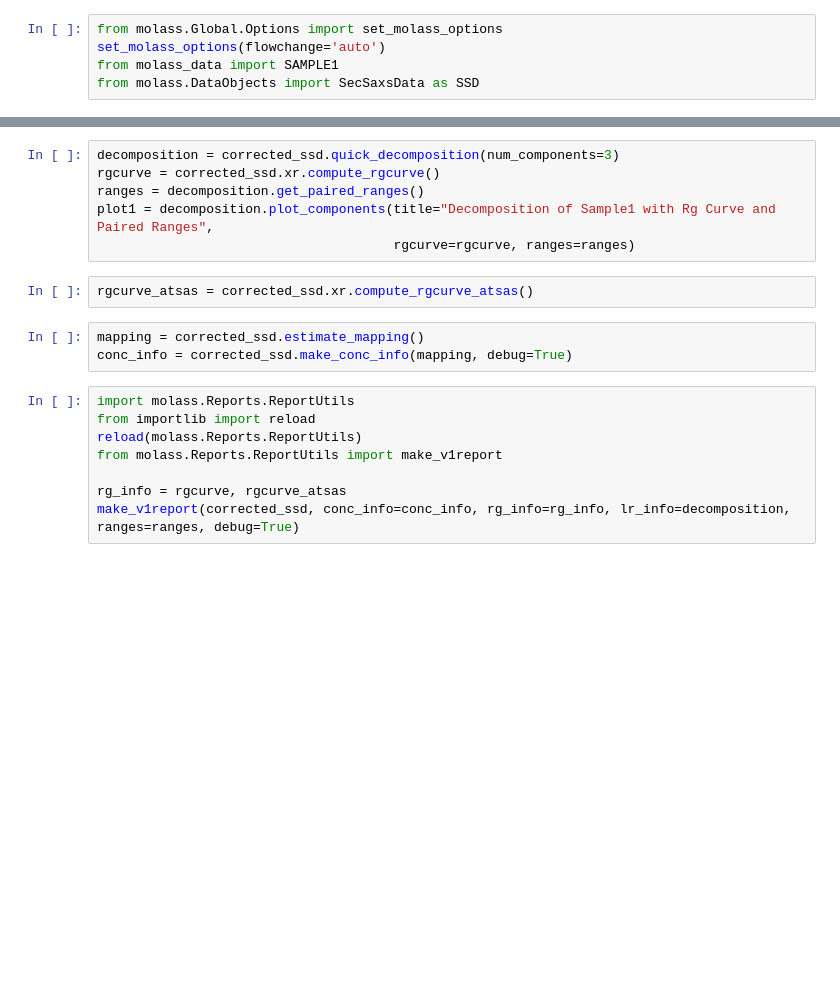
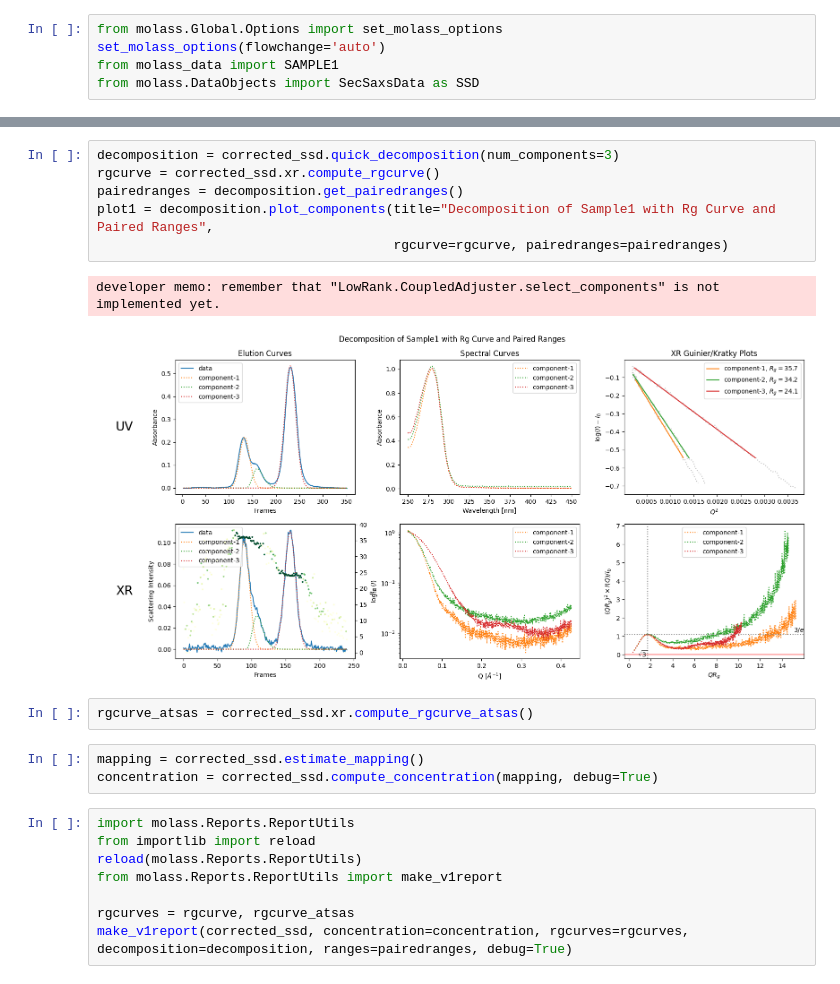
Before and after one commit to biosaxs-dev/molass-library, a Jupyter notebook: tests-ipynb/generic/510_Reports.ipynb, the cells around one changed output, grey strips where cells are left out. Drawn from its saved outputs; the diff is of its cells as text; blank space fills up the shorter version.

Commit message:
Add make_lrf_report implementation (working)

```diff
--- a/tests-ipynb/generic/510_Reports.ipynb
+++ b/tests-ipynb/generic/510_Reports.ipynb
@@ -18,19 +27,22 @@ corrected_ssd.plot_compact(baseline=True);
 # %%
 decomposition = corrected_ssd.quick_decomposition(num_components=3)
 rgcurve = corrected_ssd.xr.compute_rgcurve()
-ranges = decomposition.get_paired_ranges()
+pairedranges = decomposition.get_pairedranges()
 plot1 = decomposition.plot_components(title="Decomposition of Sample1 with Rg Curve and Paired Ranges",
-                                      rgcurve=rgcurve, ranges=ranges)
+                                      rgcurve=rgcurve, pairedranges=pairedranges)
+# %% [output]
+developer memo: remember that "LowRank.CoupledAdjuster.select_components" is not implemented yet.
+[figure, added]
 # %%
 rgcurve_atsas = corrected_ssd.xr.compute_rgcurve_atsas()
 # %%
 mapping = corrected_ssd.estimate_mapping()
-conc_info = corrected_ssd.make_conc_info(mapping, debug=True)
+concentration = corrected_ssd.compute_concentration(mapping, debug=True)
 # %%
 import molass.Reports.ReportUtils
 from importlib import reload
 reload(molass.Reports.ReportUtils)
 from molass.Reports.ReportUtils import make_v1report
 
-rg_info = rgcurve, rgcurve_atsas
-make_v1report(corrected_ssd, conc_info=conc_info, rg_info=rg_info, lr_info=decomposition, ranges=ranges, debug=True)
+rgcurves = rgcurve, rgcurve_atsas
+make_v1report(corrected_ssd, concentration=concentration, rgcurves=rgcurves, decomposition=decomposition, ranges=pairedranges, debug=True)
```
Also changed, not shown: parts of 4 cells of this notebook, 15 other files.
